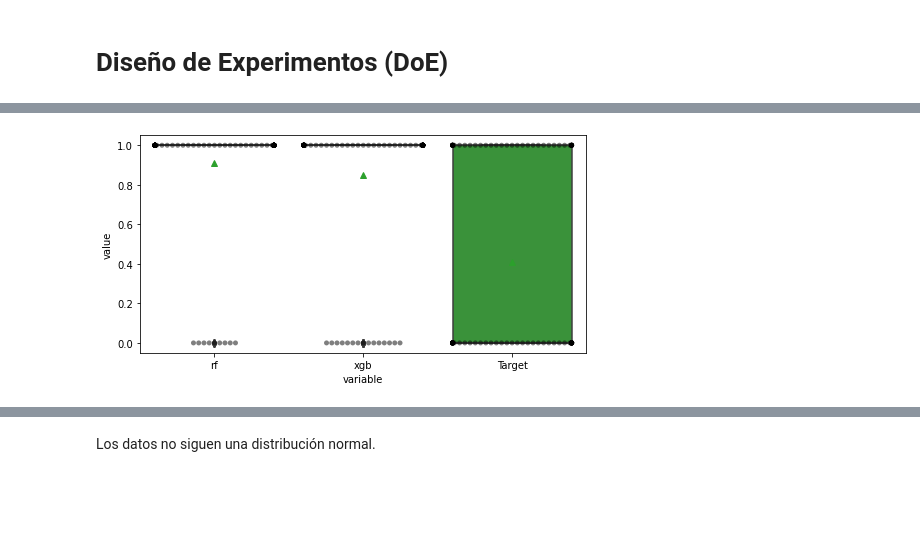
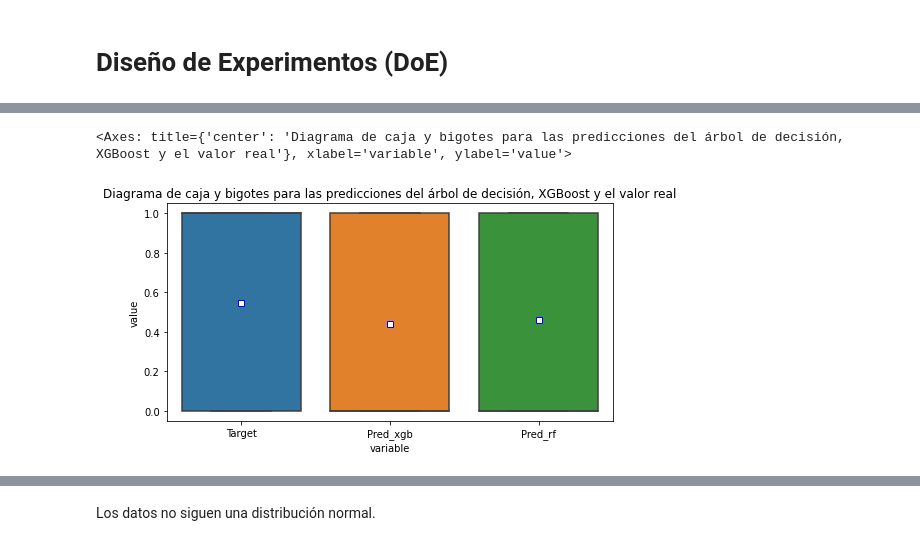
Before and after one commit to MaLuisa7/Machine_Learning_Lessons, a Jupyter notebook: stock_price_prediction_ML_20230312.ipynb, the cells around one changed output, grey strips where cells are left out. Cells and saved outputs as stored; diff of their text form; code cells hidden in the pictures; blank space fills up the shorter version.

```diff
--- a/stock_price_prediction_ML_20230312.ipynb
+++ b/stock_price_prediction_ML_20230312.ipynb
@@ -409,0 +459,7 @@ array([[561, 479],
+# %%
+predictions_rf = backtest(sp500, model_rf2, predictors)
+print(precision_score(predictions_rf["Target"], predictions_rf["Predictions"]))
+print('\n')
+print(predictions_rf["Target"].value_counts() / predictions_rf.shape[0])
+cf_rf = sklearn.metrics.confusion_matrix(predictions_rf.Target, predictions_rf.Predictions)
+print(cf_rf)
@@ -409,0 +487,7 @@ array([[561, 479],
+# %%
+predictions_xgb = backtest(sp500, model_xgb2, predictors)
+print(precision_score(predictions_xgb["Target"], predictions_xgb["Predictions"]))
+print('\n')
+print(predictions_xgb["Target"].value_counts() / predictions_xgb.shape[0])
+cf_xgb = sklearn.metrics.confusion_matrix(predictions_xgb.Target, predictions_xgb.Predictions)
+print(cf_xgb)
@@ -431,0 +517,4 @@ predicciones2.head()
+# %%
+predictions_xgb = predictions_xgb.rename(columns = {"Predictions" : "Pred_xgb"})
+predictions_rf = predictions_rf.rename(columns = {"Predictions" : "Pred_rf"})
+predictions_xgb.head(3)
@@ -432,3 +543,5 @@ predicciones2.head()
+# %%
+predicciones2 = pd.concat([pd.melt(predictions_xgb), pd.melt(predictions_rf.drop(columns = "Target") )], axis=0)
 # %%
 predicciones2.groupby('variable').size()
 # %% [output]
@@ -449,9 +562,12 @@ predicciones2.groupby('variable').agg(['mean', 'std'])
 # %%
 fig, ax = plt.subplots(1, 1, figsize=(8, 4))
-sns.boxplot(x="variable", y="value", data=predicciones2, ax=ax, showmeans = True)
-sns.swarmplot(x="variable", y="value", data=predicciones2, color='black', alpha = 0.5, ax=ax);
+plt.title("Diagrama de caja y bigotes para las predicciones del árbol de decisión, XGBoost y el valor real")
+sns.boxplot(x="variable", y="value", data=predicciones2, ax=ax, showmeans = True,
+            meanprops={"marker":"s","markerfacecolor":"white", "markeredgecolor":"blue"})
+# sns.swarmplot(x="variable", y="value", data=predicciones2, color='black', alpha = 0.5, ax=ax);
 # %% [output]
+<Axes: title={'center': 'Diagrama de caja y bigotes para las predicciones del árbol de decisión, XGBoost y el valor real'}, xlabel='variable', ylabel='value'>
-[figure, old version]
+[figure, new version]
 # %%
 import pingouin as pg #test de normalidad Shapiro-Wilk
 pg.normality(data=predicciones2, dv='value', group='variable')
```
Also changed, not shown: parts of 39 cells of this notebook.
